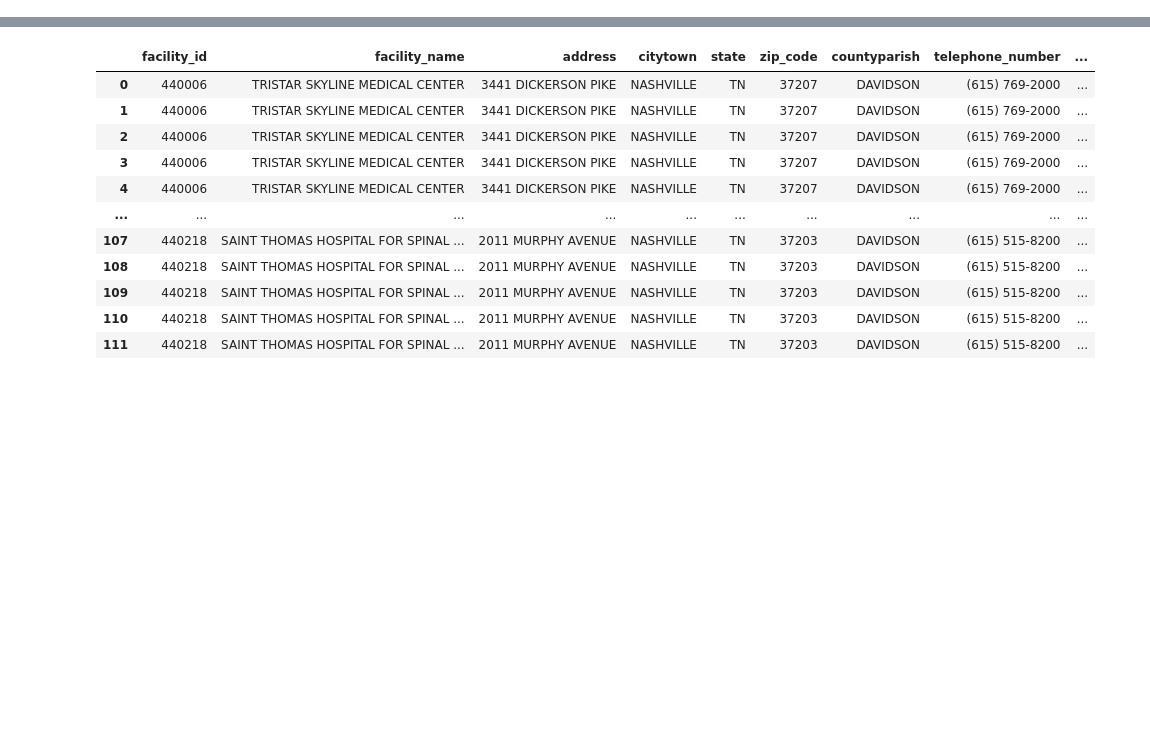
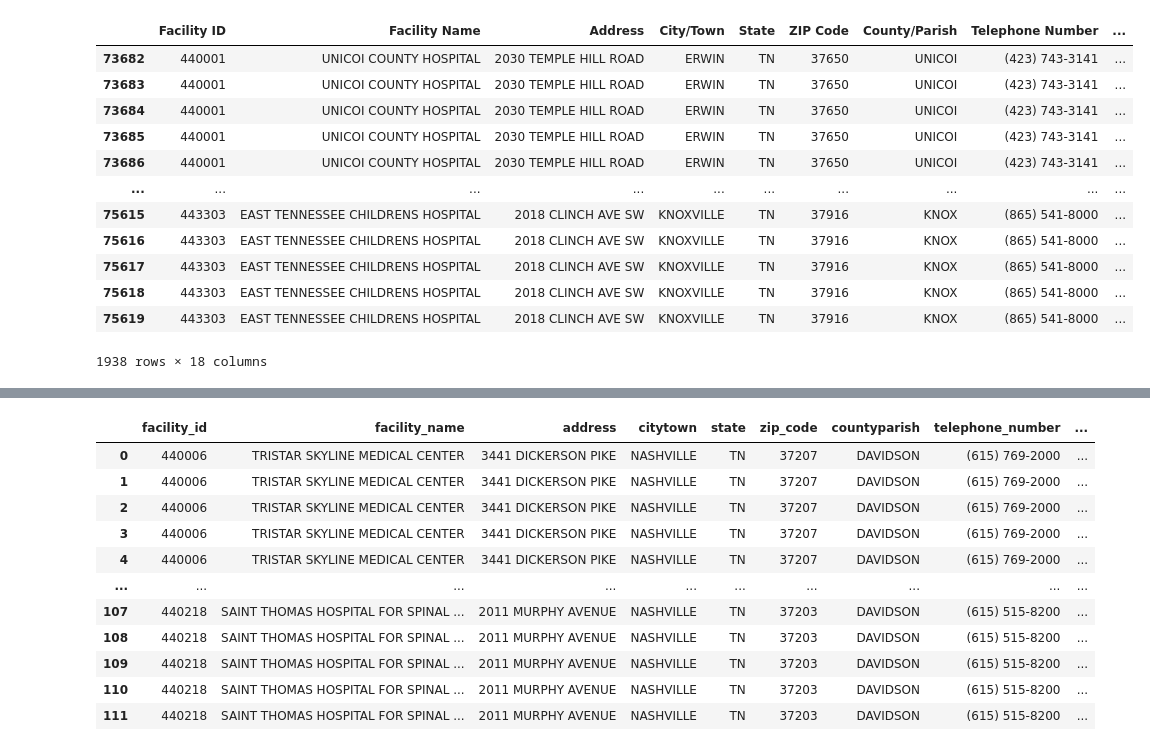
Before and after one commit to hlawson220/capstone_DA9_hlawson, a Jupyter notebook: notebook/capstone_data.ipynb, the cells around one changed output, grey strips where cells are left out. Cells and saved outputs as stored; diff of their text form; code cells hidden in the pictures; blank space fills up the shorter version.

```diff
--- a/notebook/capstone_data.ipynb
+++ b/notebook/capstone_data.ipynb
@@ -22,0 +23,17 @@ complications_df
+# %%
+tn = complications_df[complications_df["State"]=='TN']
+tn
+# %% [output]
+|  | Facility ID | Facility Name | Address | City/Town | State | ZIP Code | County/Parish | Telephone Number | ... |
+| 73682 | 440001 | UNICOI COUNTY HOSPITAL | 2030 TEMPLE HILL ROAD | ERWIN | TN | 37650 | UNICOI | (423) 743-3141 | ... |
+| 73683 | 440001 | UNICOI COUNTY HOSPITAL | 2030 TEMPLE HILL ROAD | ERWIN | TN | 37650 | UNICOI | (423) 743-3141 | ... |
+| 73684 | 440001 | UNICOI COUNTY HOSPITAL | 2030 TEMPLE HILL ROAD | ERWIN | TN | 37650 | UNICOI | (423) 743-3141 | ... |
+| 73685 | 440001 | UNICOI COUNTY HOSPITAL | 2030 TEMPLE HILL ROAD | ERWIN | TN | 37650 | UNICOI | (423) 743-3141 | ... |
+| 73686 | 440001 | UNICOI COUNTY HOSPITAL | 2030 TEMPLE HILL ROAD | ERWIN | TN | 37650 | UNICOI | (423) 743-3141 | ... |
+| ... | ... | ... | ... | ... | ... | ... | ... | ... | ... |
+| 75615 | 443303 | EAST TENNESSEE CHILDRENS HOSPITAL | 2018 CLINCH AVE SW | KNOXVILLE | TN | 37916 | KNOX | (865) 541-8000 | ... |
+| 75616 | 443303 | EAST TENNESSEE CHILDRENS HOSPITAL | 2018 CLINCH AVE SW | KNOXVILLE | TN | 37916 | KNOX | (865) 541-8000 | ... |
+| 75617 | 443303 | EAST TENNESSEE CHILDRENS HOSPITAL | 2018 CLINCH AVE SW | KNOXVILLE | TN | 37916 | KNOX | (865) 541-8000 | ... |
+| 75618 | 443303 | EAST TENNESSEE CHILDRENS HOSPITAL | 2018 CLINCH AVE SW | KNOXVILLE | TN | 37916 | KNOX | (865) 541-8000 | ... |
+| 75619 | 443303 | EAST TENNESSEE CHILDRENS HOSPITAL | 2018 CLINCH AVE SW | KNOXVILLE | TN | 37916 | KNOX | (865) 541-8000 | ... |
+1938 rows × 18 columns
```
Also changed, not shown: parts of 44 cells of this notebook, 2 other files.
